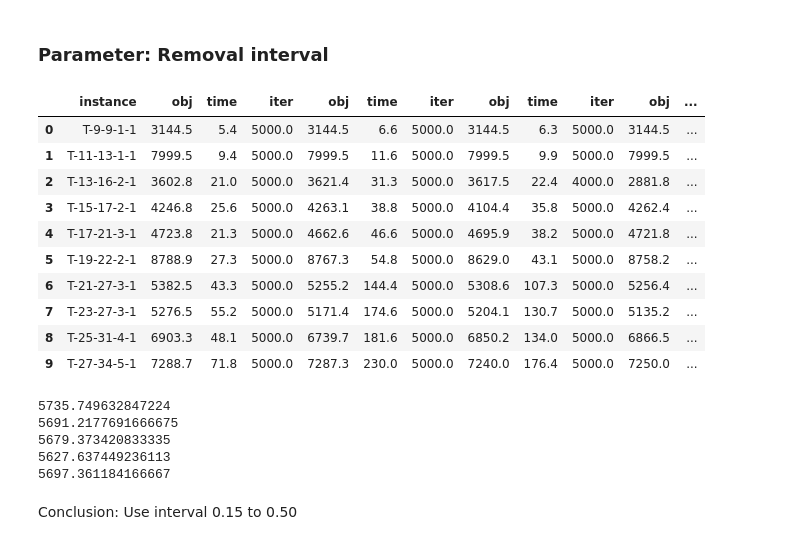
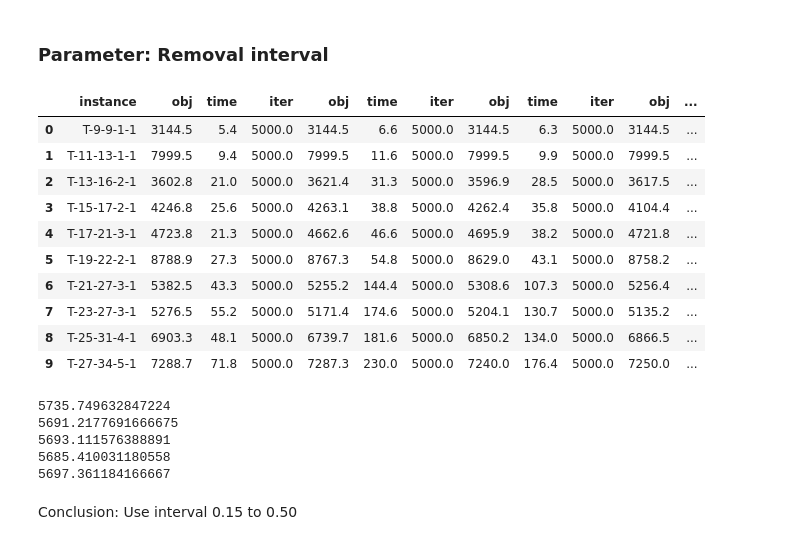
Before and after one commit to avandvik/masters-thesis, a Jupyter notebook: plot/dataframes.ipynb, the cells around one changed output. Saved outputs shown, nothing was run; the diff lists cells and outputs as text; code cells hidden in the pictures.

```diff
--- a/plot/dataframes.ipynb
+++ b/plot/dataframes.ipynb
@@ -24,7 +24,7 @@ avg_iter_key = 'iter'
 ### Make dataframes from each parameter setting run
 # %%
 # Change
-run_name = '240521-114426/'
+run_name = '230521-190315/'
 
 # Constant
 project_path = os.path.dirname(os.path.abspath('.'))
@@ -32,8 +32,8 @@ directory_path = '/output/solstorm/alns/'
 run_path = project_path + directory_path + run_name
 
 parameter_key = 'parameters'
-parameter_one_key = 'reaction'
-# parameter_two_key = 'new_local_score'
+parameter_one_key = 'removal_lower_percentage'
+parameter_two_key = 'removal_upper_percentage'
 # parameter_three_key = 'new_solution_score'
 
 ordered_instance_li = ['T-9-9-1-1', 'T-11-13-1-1', 'T-13-16-2-1', 'T-15-17-2-1', 'T-17-21-3-1',
@@ -42,7 +42,7 @@ ordered_instance_li = ['T-9-9-1-1', 'T-11-13-1-1', 'T-13-16-2-1', 'T-15-17-2-1',
 # instance to [best_obj, acc_obj, max_time, min_time, acc_time, max_iter, min_iter, acc_iter]
 instance_to_data = {}
 parameter_one_values = set()
-# parameter_two_values = set()
+parameter_two_values = set()
 # parameter_three_values = set()
 for file_name in os.listdir(run_path):
     split_name = re.split('_|\.', file_name)
@@ -54,8 +54,8 @@ for file_name in os.listdir(run_path):
 
         parameter_one_value = history_json[parameter_key][parameter_one_key]
         parameter_one_values.add(parameter_one_value)
-        # parameter_two_value = history_json[parameter_key][parameter_two_key]
-        # parameter_two_values.add(parameter_two_value)
+        parameter_two_value = history_json[parameter_key][parameter_two_key]
+        parameter_two_values.add(parameter_two_value)
         # parameter_three_value = history_json[parameter_key][parameter_three_key]
         # parameter_three_values.add(parameter_three_value)
 
@@ -117,16 +117,16 @@ for val in parameter_one_values:
     parameter_one_value = val
     break
 
-# for val in parameter_two_values:
-    # parameter_two_value = val
-    # break
+for val in parameter_two_values:
+    parameter_two_value = val
+    break
 
 # for val in parameter_three_values:
     # parameter_three_value = val
     # break
 
 # file_name = f'dataframes/sc-{parameter_one_value}-{parameter_two_value}-{parameter_three_value}.pkl'
-file_name = f'dataframes/r-{parameter_one_value}.pkl'
+file_name = f'dataframes/rp-{parameter_one_value}-{parameter_two_value}.pkl'
 
 # df.to_pickle(file_name)
 # %% [markdown]
@@ -163,37 +163,37 @@ def merge_sub_dfs(sub_dfs):
 # %%
 # The column to sort the rows by
 sort_column = instance_key
 
 df_rp_1 = get_run_df('rp-0.05-0.15.pkl', sort_column)
 df_rp_2 = get_run_df('rp-0.15-0.3.pkl', sort_column)
 df_rp_3 = get_run_df('rp-0.05-0.3.pkl', sort_column)
 df_rp_4 = get_run_df('rp-0.15-0.5.pkl', sort_column)
 df_rp_5 = get_run_df('rp-0.3-0.5.pkl', sort_column)
 
 # The columns that should be selected from each sub df
 columns = [instance_key, avg_obj_key, avg_time_key, avg_iter_key]
 
-# Get all sub dfs (each representing )
+# Get all sub dfs (each representing a parameter setting)
 one = get_sub_df(df_rp_1, columns, sort_column)
 two = get_sub_df(df_rp_2, columns, sort_column)
 three = get_sub_df(df_rp_3, columns, sort_column)
 four = get_sub_df(df_rp_4, columns, sort_column)
 five = get_sub_df(df_rp_5, columns, sort_column)
 
-three_val = three.iat[2, 1].copy()
-four_val = four.iat[2, 1].copy()
-three.iat[2, 1] = four_val
-four.iat[2, 1] = three_val
+three_val = three.iat[3, 1].copy()
+four_val = four.iat[3, 1].copy()
+three.iat[3, 1] = four_val
+four.iat[3, 1] = three_val
 
 df_total = merge_sub_dfs([one, two, three, four, five])
 
 df_total
 # %% [output]
 |  | instance | obj | time | iter | obj | time | iter | obj | time | iter | obj | ... |
 | 0 | T-9-9-1-1 | 3144.5 | 5.4 | 5000.0 | 3144.5 | 6.6 | 5000.0 | 3144.5 | 6.3 | 5000.0 | 3144.5 | ... |
 | 1 | T-11-13-1-1 | 7999.5 | 9.4 | 5000.0 | 7999.5 | 11.6 | 5000.0 | 7999.5 | 9.9 | 5000.0 | 7999.5 | ... |
-| 2 | T-13-16-2-1 | 3602.8 | 21.0 | 5000.0 | 3621.4 | 31.3 | 5000.0 | 3617.5 | 22.4 | 4000.0 | 2881.8 | ... |
-| 3 | T-15-17-2-1 | 4246.8 | 25.6 | 5000.0 | 4263.1 | 38.8 | 5000.0 | 4104.4 | 35.8 | 5000.0 | 4262.4 | ... |
+| 2 | T-13-16-2-1 | 3602.8 | 21.0 | 5000.0 | 3621.4 | 31.3 | 5000.0 | 3596.9 | 28.5 | 5000.0 | 3617.5 | ... |
+| 3 | T-15-17-2-1 | 4246.8 | 25.6 | 5000.0 | 4263.1 | 38.8 | 5000.0 | 4262.4 | 35.8 | 5000.0 | 4104.4 | ... |
 | 4 | T-17-21-3-1 | 4723.8 | 21.3 | 5000.0 | 4662.6 | 46.6 | 5000.0 | 4695.9 | 38.2 | 5000.0 | 4721.8 | ... |
 | 5 | T-19-22-2-1 | 8788.9 | 27.3 | 5000.0 | 8767.3 | 54.8 | 5000.0 | 8629.0 | 43.1 | 5000.0 | 8758.2 | ... |
 | 6 | T-21-27-3-1 | 5382.5 | 43.3 | 5000.0 | 5255.2 | 144.4 | 5000.0 | 5308.6 | 107.3 | 5000.0 | 5256.4 | ... |
@@ -209,8 +209,8 @@ print(five['obj'].mean())
 # %% [output]
 5735.749632847224
 5691.2177691666675
-5679.373420833335
-5627.637449236113
+5693.111576388891
+5685.410031180558
 5697.361184166667
 # %% [markdown]
 Conclusion: Use interval 0.15 to 0.50
```
Also changed, not shown: parts of 4 cells of this notebook, 3 other files.
